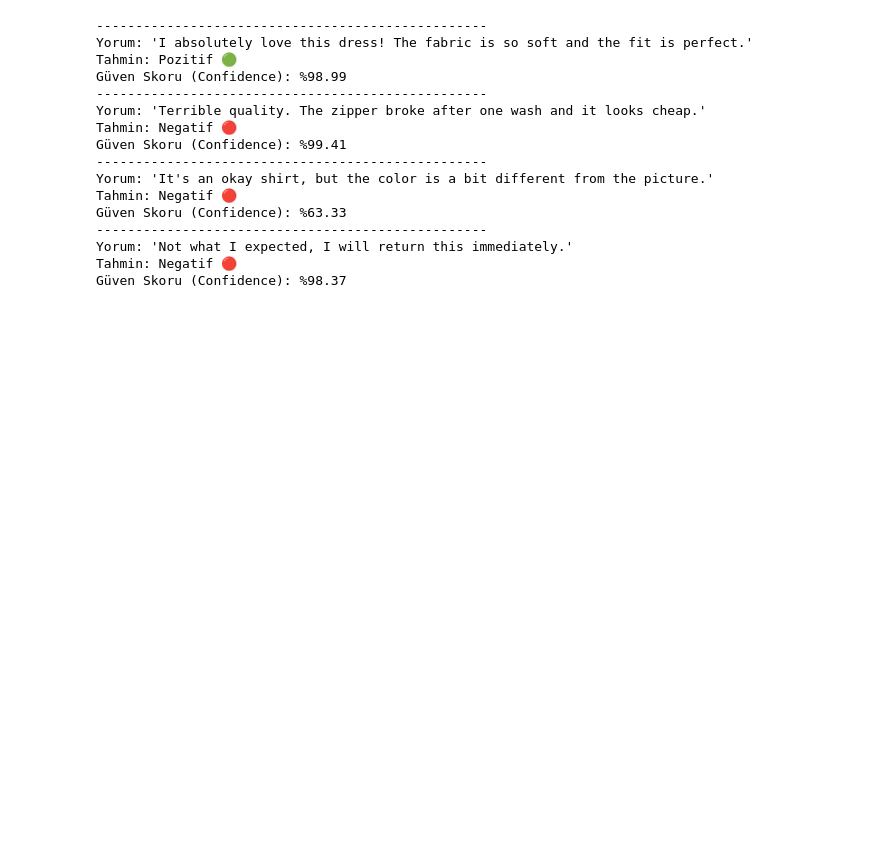
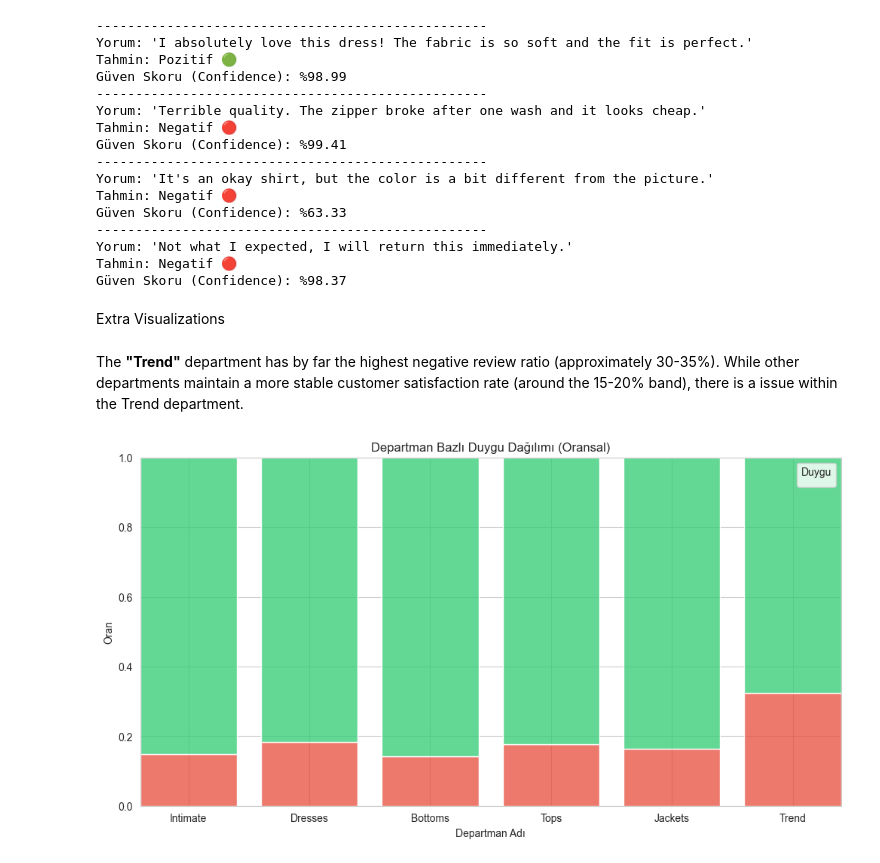
Before and after one commit to nuhmetehan/e-commerce-sentiment-analysis, a Jupyter notebook: notebook/project_main.ipynb, the cells around one changed output. Cells and saved outputs as stored; diff of their text form; code cells hidden in the pictures; blank space fills up the shorter version.

Commit message:
extra visualizations

```diff
--- a/notebook/project_main.ipynb
+++ b/notebook/project_main.ipynb
@@ -350,3 +350,30 @@ Güven Skoru (Confidence): %63.33
 Yorum: 'Not what I expected, I will return this immediately.'
 Tahmin: Negatif 🔴
 Güven Skoru (Confidence): %98.37
+# %% [markdown]
+Extra Visualizations
+# %% [markdown]
+The **"Trend"** department has by far the highest negative review ratio (approximately 30-35%). While other departments maintain a more stable customer satisfaction rate (around the 15-20% band), there is a issue within the Trend department.
+# %%
+# --- ADIM 8.1: Segmented Sentiment Analizi (Departman Bazlı) ---
+# X_all_vec'i daha önce tanımladıysak tekrar çalıştırmaya gerek yok ama
+# garanti olsun diye baştan alıyoruz.
+
+X_all_vec = vectorizer.transform(df_model['Cleaned_Text'])
+df_model['Predicted_Sentiment'] = log_model.predict(X_all_vec)
+
+# 1 ve 0'ları görselde güzel dursun diye metne çeviriyoruz
+df_model['Sentiment_Label'] = df_model['Predicted_Sentiment'].map({1: 'Pozitif', 0: 'Negatif'})
+
+plt.figure(figsize=(12, 6))
+# multiple="fill" parametresi ile barları %100'e tamamlayarak oranları gösteriyoruz
+sns.histplot(data=df_model, x='Department Name', hue='Sentiment_Label',
+             multiple="fill", shrink=0.8, palette={'Pozitif': '#2ecc71', 'Negatif': '#e74c3c'})
+
+plt.title('Departman Bazlı Duygu Dağılımı (Oransal)')
+plt.ylabel('Oran')
+plt.xlabel('Departman Adı')
+plt.legend(title='Duygu', loc='upper right')
+plt.show()
+# %% [output]
+[figure, added]
```
Also changed, not shown: parts of 4 cells of this notebook.
